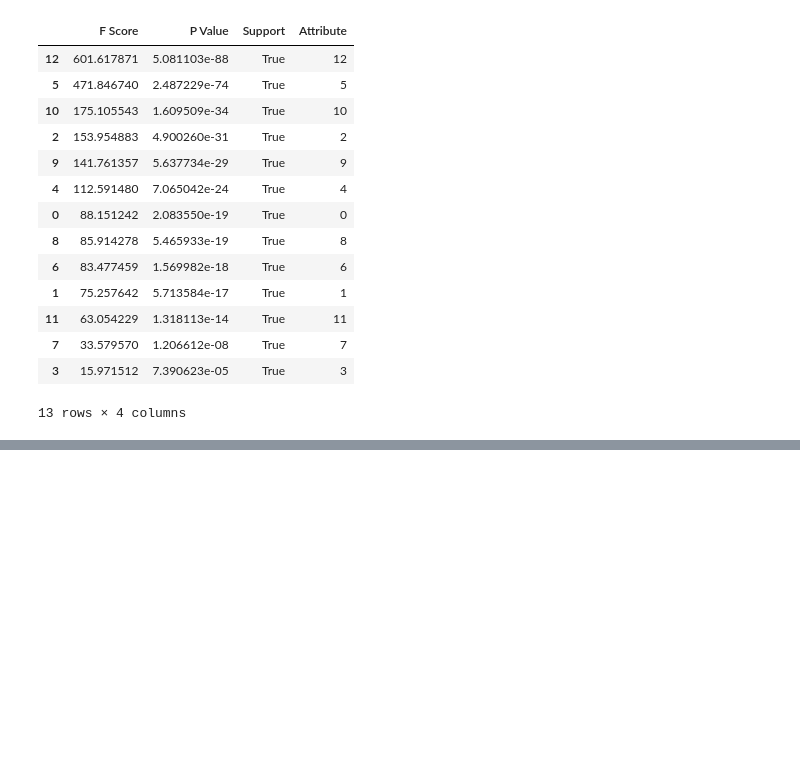
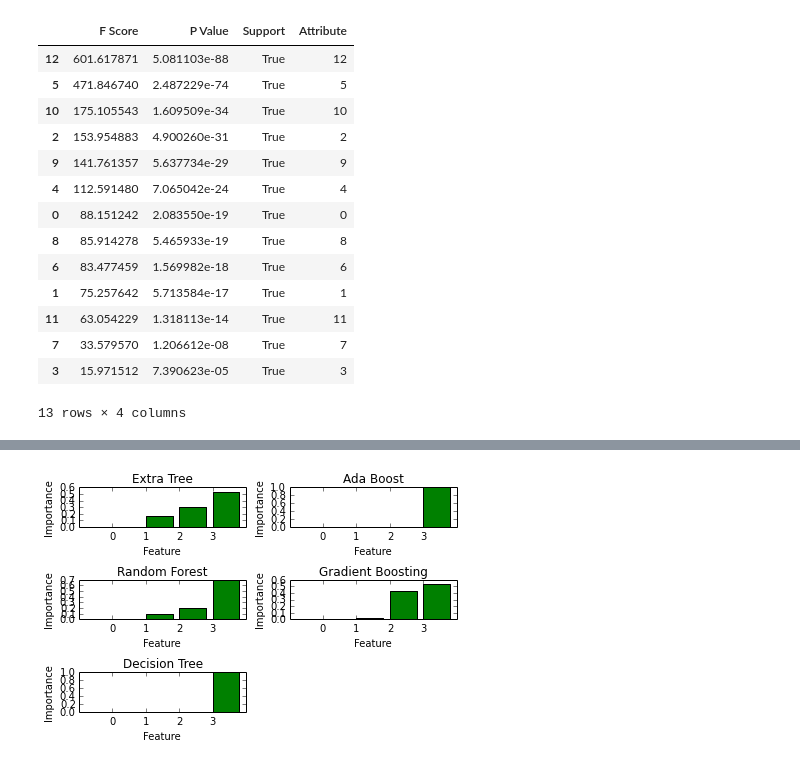
Before and after one commit to jaganadhg/data_science_notebooks, a Jupyter notebook: sklearn/scikit_learn_feature_selection.ipynb, the cells around one changed output, grey strips where cells are left out. Saved outputs shown, nothing was run; the diff lists cells and outputs as text; code cells hidden in the pictures; blank space fills up the shorter version.

Commit message:
Complete sklearn feature selection need spell check

```diff
--- a/sklearn/scikit_learn_feature_selection.ipynb
+++ b/sklearn/scikit_learn_feature_selection.ipynb
@@ -256,0 +415,12 @@ kbest_feat
+# %%
+#This example is taken from sklearn document
+from sklearn.svm import LinearSVC
+from sklearn.datasets import load_iris
+iris = load_iris()
+X, y = iris.data, iris.target
+print X.shape
+X_new = LinearSVC(C=0.01, penalty="l1", dual=False).fit_transform(X, y)
+print X_new.shape
+
+print X[0]
+print X_new[0]
@@ -256,0 +440,80 @@ kbest_feat
+# %%
+%matplotlib inline
+import pandas as pd
+import numpy as np
+
+from sklearn.ensemble import ExtraTreesClassifier, GradientBoostingClassifier, \
+RandomForestClassifier, AdaBoostClassifier
+from sklearn.tree import DecisionTreeClassifier
+
+import matplotlib.pyplot as plt
+
+class CalculateFeatureImportance(object):
+    """
+    Calculate the feature importance from a given data set using ensemble and
+    tree classifiers.
+    """
+
+    def __init__(self):
+        """
+        """
+        self.classifiers = [ExtraTreesClassifier,GradientBoostingClassifier,\
+        RandomForestClassifier,AdaBoostClassifier,DecisionTreeClassifier]
+        self.mapping = ["Extra Tree","Gradient Boosting","Random Forest",\
+        "Ada Boost","Decision Tree"]
+
+    def feat_importance(self, X, Y):
+        """
+        Compute the importance
+        :param X: a pandas DataFrame with features
+        :param Y: a pandas DataFrame with target values
+        :returns feature_importances: a numpy array ?
+        """
+
+        feature_importances = dict()
+
+        for clf_n in range(len(self.classifiers)):
+            clf = self.classifiers[clf_n]()
+            clf.fit(X,Y)
+            imp_features = clf.feature_importances_
+            feature_importances[self.mapping[clf_n]] = imp_features
+
+        return feature_importances
+
+
+    def plot_feat_importance(self, feat_impts):
+        """
+        Plot the feature importance
+        :param feat_impts: Feature importance calculated by the estimator.
+        """
+        plot_nums = lambda x: x if x / 2 == 0 else int((x + 1) / 2)
+        pnums = plot_nums(len(feat_impts))
+        ax_index = 1
+
+        fig = plt.figure()
+
+
+        for name_,importance in feat_impts.items():
+            indics = np.argsort(importance)[::1]
+            ax_name = dict()
+            ax_name["name"] = "ax_" + str(ax_index)
+            ax_name["name"] = fig.add_subplot(pnums, 2, ax_index)
+            ax_name["name"].bar(range(len(indics)), importance[indics], color='g')
+            ax_name["name"].set_xticks(indics)
+            ax_name["name"].set_xlim([-1, len(indics)])
+            ax_name["name"].set_xlabel("Feature")
+            ax_name["name"].set_ylabel("Importance")
+            ax_name["name"].set_title(name_)
+            ax_index += 1
+
+        plt.tight_layout()
+        plt.show()
+
+iris = pd.read_csv("/resources/iris.csv")
+Y = iris["Class"]
+X = iris.drop("Class", 1)
+fimp = CalculateFeatureImportance()
+cfimp = fimp.feat_importance(X, Y)
+fimp.plot_feat_importance(cfimp)
+# %% [output]
+[figure, added]
```
Also changed, not shown: parts of 12 cells of this notebook.
